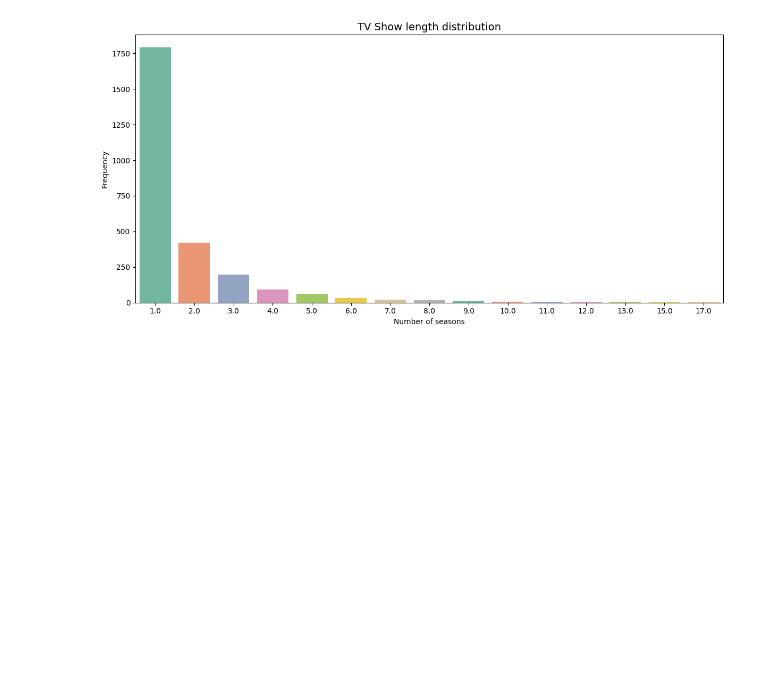
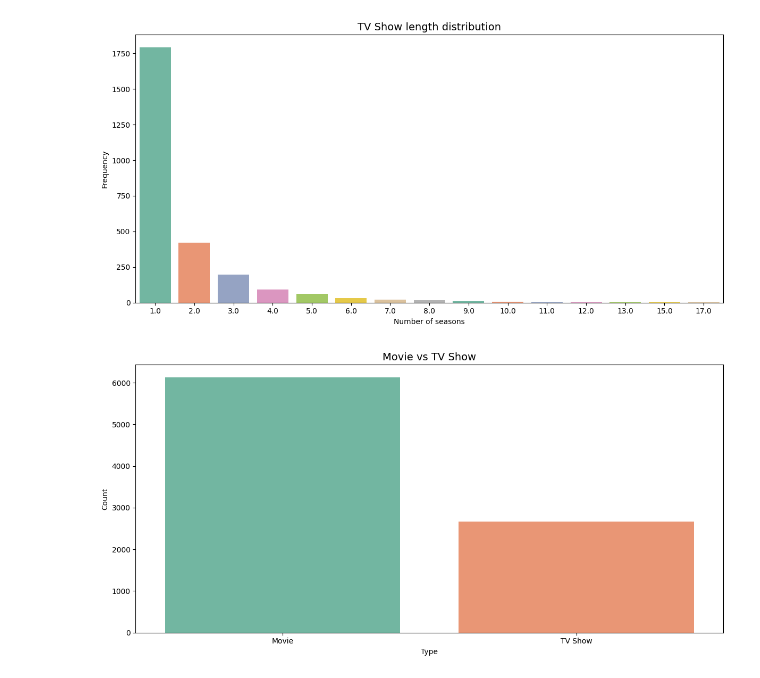
Before and after one commit to G-Bielokozowicz/Netflix-Data-Analysis, a Jupyter notebook: main.ipynb, the cells around one changed output. Saved outputs shown, nothing was run; the diff lists cells and outputs as text; code cells hidden in the pictures; blank space fills up the shorter version.

Commit message:
Added movie vs TV Show distribution

```diff
--- a/main.ipynb
+++ b/main.ipynb
@@ -272,3 +272,22 @@ plt.tight_layout()
 plt.show()
 # %% [output]
 [figure]
+# %%
+# Number of releases per year
+plt.figure(figsize=(12,6))
+
+
+sns.countplot(
+    data=df,
+    x='type',
+    palette='Set2',
+    hue='type',
+    legend=False
+)
+plt.xlabel('Type')
+plt.ylabel('Count')
+plt.title("Movie vs TV Show",size=14)
+plt.tight_layout()
+plt.show()
+# %% [output]
+[figure, added]
```
Also changed, not shown: parts of 1 cell of this notebook.
